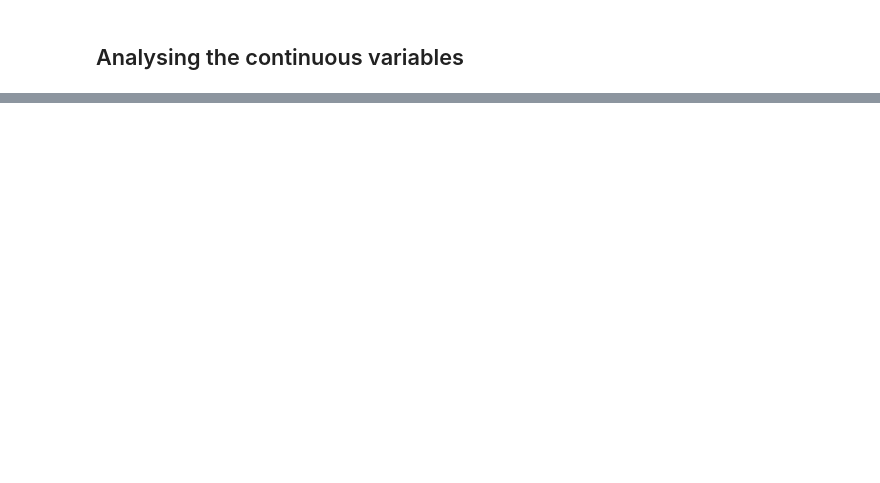
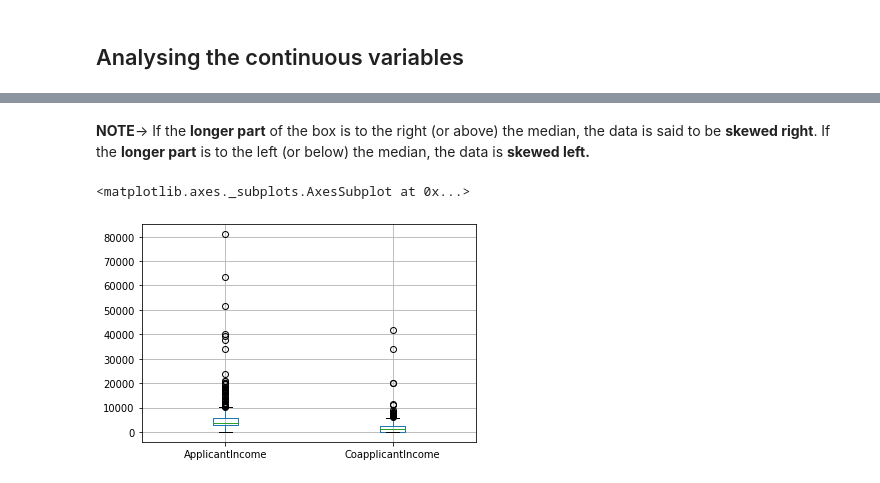
Before and after one commit to Ngrover24198/Data_Analysis_Projects, a Jupyter notebook: Loan_Prediction/Loan_Prediction.ipynb, the cells around one changed output, grey strips where cells are left out. Saved outputs shown, nothing was run; the diff lists cells and outputs as text; code cells hidden in the pictures; blank space fills up the shorter version.

```diff
--- a/Loan_Prediction/Loan_Prediction.ipynb
+++ b/Loan_Prediction/Loan_Prediction.ipynb
@@ -452,7 +486,5 @@ df.describe(include="O")
+# %%
+# removing the columns that does not contribute much in deciding the Loan_Status
+df.drop(columns = ['Gender','Self_Employed'], inplace=True)
 # %% [markdown]
 ## Analysing the continuous variables
-# %%
-# let's just start by converting the Loan_Status column to values 0's and 1's and then plotting the correlation plot to check
-# if they are related or not..
-df['Loan_Status'].replace('N',0,inplace=True)
-df['Loan_Status'].replace('Y',1,inplace=True)
@@ -474,0 +504,9 @@ Name: Loan_Status, dtype: float64
+# %% [markdown]
+**NOTE**-> If the **longer part** of the box is to the right (or above) the median, the data is said to be **skewed right**. If the **longer part** is to the left (or below) the median, the data is **skewed left.**
+# %%
+# let's try using boxplots to check the distribution
+df.boxplot(column=['ApplicantIncome','CoapplicantIncome'])
+# Here, we can see that the distribution has too many outliers and is right-skewed
+# %% [output]
+<matplotlib.axes._subplots.AxesSubplot at 0x...>
+[figure, added]
```
Also changed, not shown: parts of 62 cells of this notebook, 3 other files.
